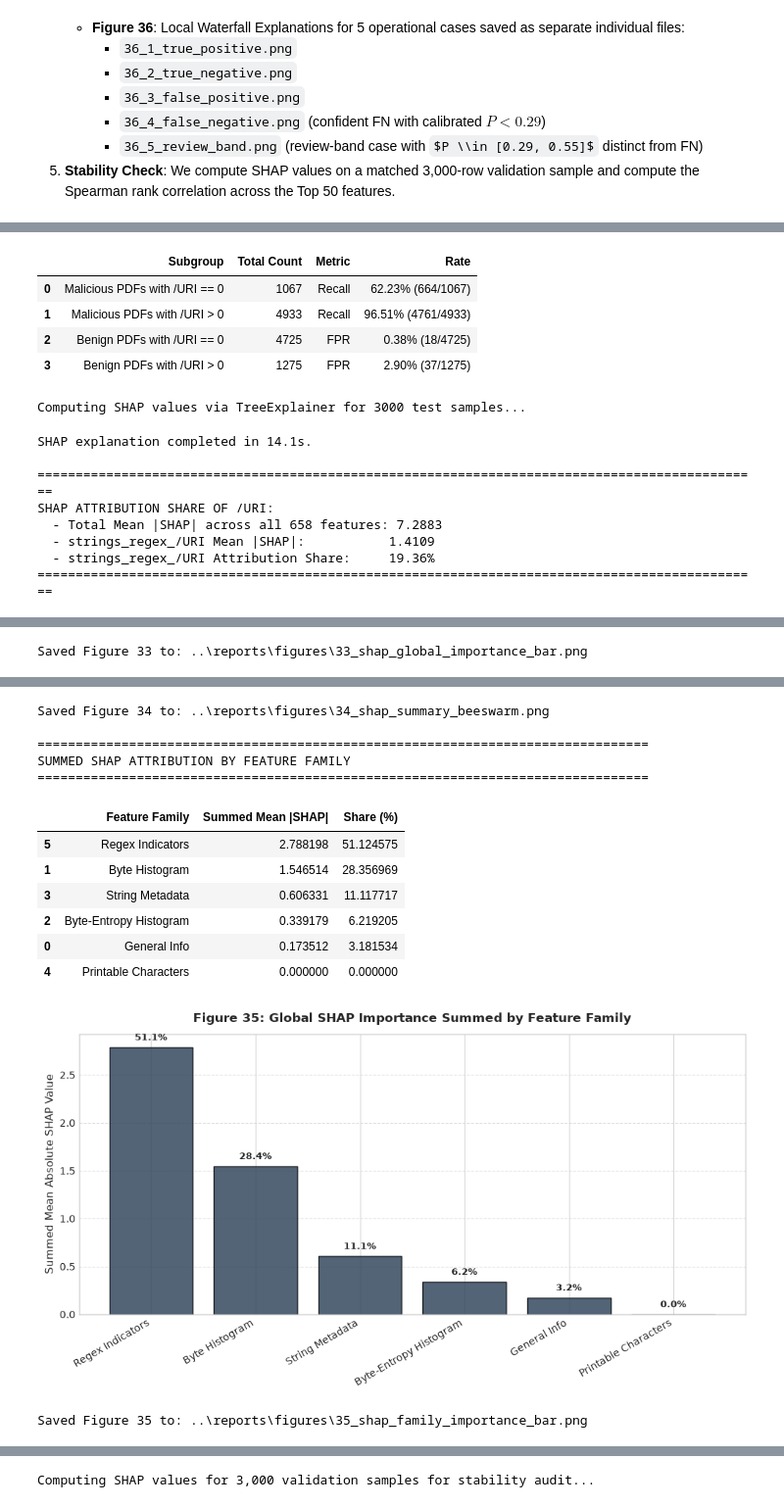
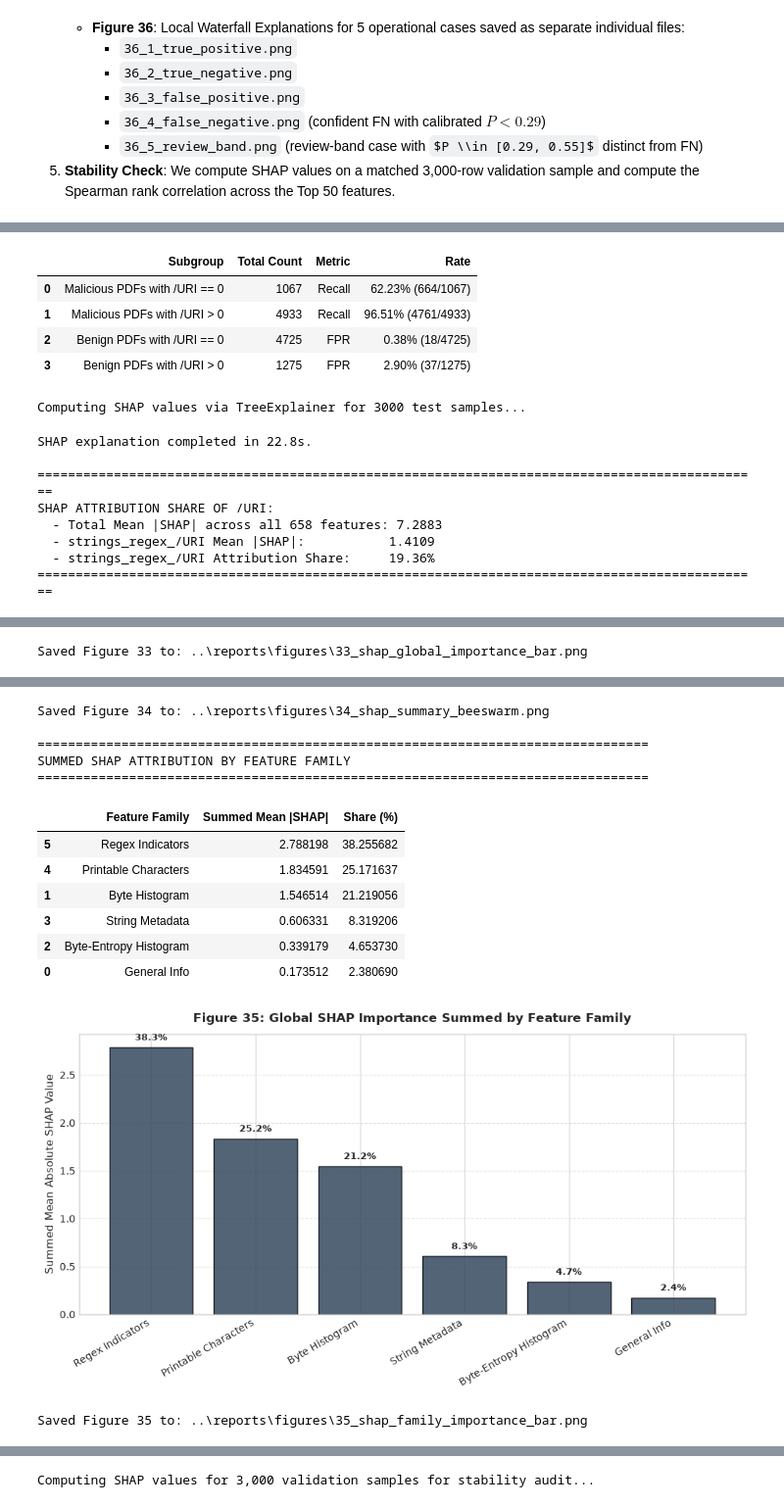
Before and after one commit to Pragun3691/DocSentry, a Jupyter notebook: notebooks/05_explain_uncertainty.ipynb, the cells around one changed output, grey strips where cells are left out. Shown at 98% size. Saved outputs shown, nothing was run; the diff lists cells and outputs as text; code cells hidden in the pictures; some formulas as TeX source.

Commit message:
Reconcile model card numbers: family SHAP shares, error counts, TLSH note, OOD paragraph

```diff
--- a/notebooks/05_explain_uncertainty.ipynb
+++ b/notebooks/05_explain_uncertainty.ipynb
@@ -1134,7 +1134,7 @@ family_map = {
     'Byte Histogram': [c for c in feature_names if c.startswith('byte_hist_')],
     'Byte-Entropy Histogram': [c for c in feature_names if c.startswith('byte_entropy_')],
     'String Metadata': [c for c in feature_names if c in ['strings_numstrings', 'strings_avlength', 'strings_printables', 'strings_entropy']],
-    'Printable Characters': [c for c in feature_names if c.startswith('strings_print_char_')],
+    'Printable Characters': [c for c in feature_names if c.startswith('strings_printabledist_')],
     'Regex Indicators': [c for c in feature_names if c.startswith('strings_regex_')]
 }
 
@@ -1177,7 +1177,7 @@ EMPIRICAL PERFORMANCE DEPENDENCE ON /URI (TEST SET)
 | 2 | Benign PDFs with /URI == 0 | 4725 | FPR | 0.38% (18/4725) |
 | 3 | Benign PDFs with /URI > 0 | 1275 | FPR | 2.90% (37/1275) |
 Computing SHAP values via TreeExplainer for 3000 test samples...
-SHAP explanation completed in 14.1s.
+SHAP explanation completed in 22.8s.
 
 ===============================================================================================
 SHAP ATTRIBUTION SHARE OF /URI:
@@ -1191,16 +1191,16 @@ Saved Figure 33 to: ..\reports\figures\33_shap_global_importance_bar.png
 Saved Figure 34 to: ..\reports\figures\34_shap_summary_beeswarm.png
 
 ================================================================================
 SUMMED SHAP ATTRIBUTION BY FEATURE FAMILY
 ================================================================================
 |  | Feature Family | Summed Mean |SHAP| | Share (%) |
-| 5 | Regex Indicators | 2.788198 | 51.124575 |
-| 1 | Byte Histogram | 1.546514 | 28.356969 |
-| 3 | String Metadata | 0.606331 | 11.117717 |
-| 2 | Byte-Entropy Histogram | 0.339179 | 6.219205 |
-| 0 | General Info | 0.173512 | 3.181534 |
-| 4 | Printable Characters | 0.000000 | 0.000000 |
+| 5 | Regex Indicators | 2.788198 | 38.255682 |
+| 4 | Printable Characters | 1.834591 | 25.171637 |
+| 1 | Byte Histogram | 1.546514 | 21.219056 |
+| 3 | String Metadata | 0.606331 | 8.319206 |
+| 2 | Byte-Entropy Histogram | 0.339179 | 4.653730 |
+| 0 | General Info | 0.173512 | 2.380690 |
-[figure, old version]
+[figure, new version]
 Saved Figure 35 to: ..\reports\figures\35_shap_family_importance_bar.png
 # %%
 # Local Waterfall Explanations for 5 Operational Archetypes (Saved as Separate Files)
```
Also changed, not shown: parts of 2 cells of this notebook, 4 other files.
